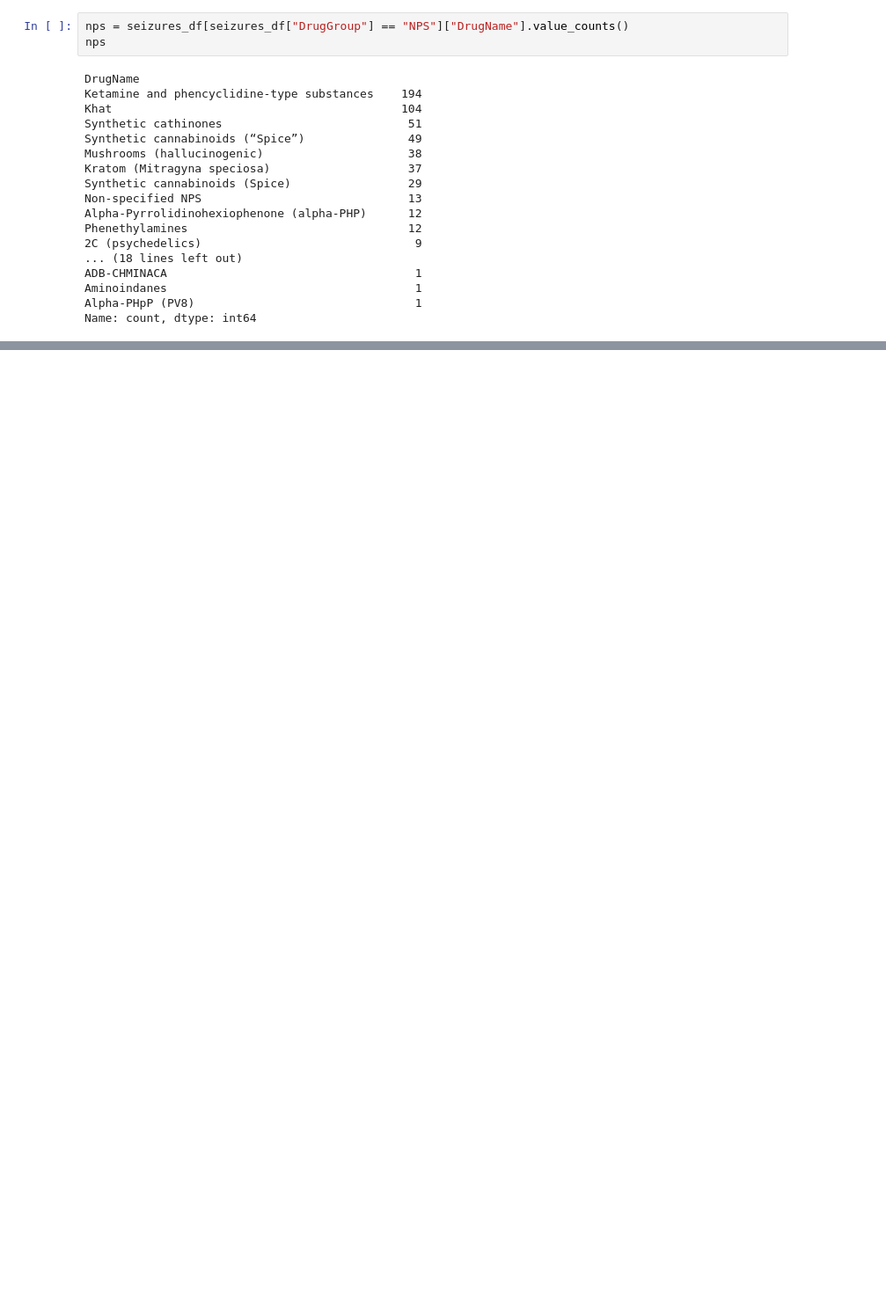
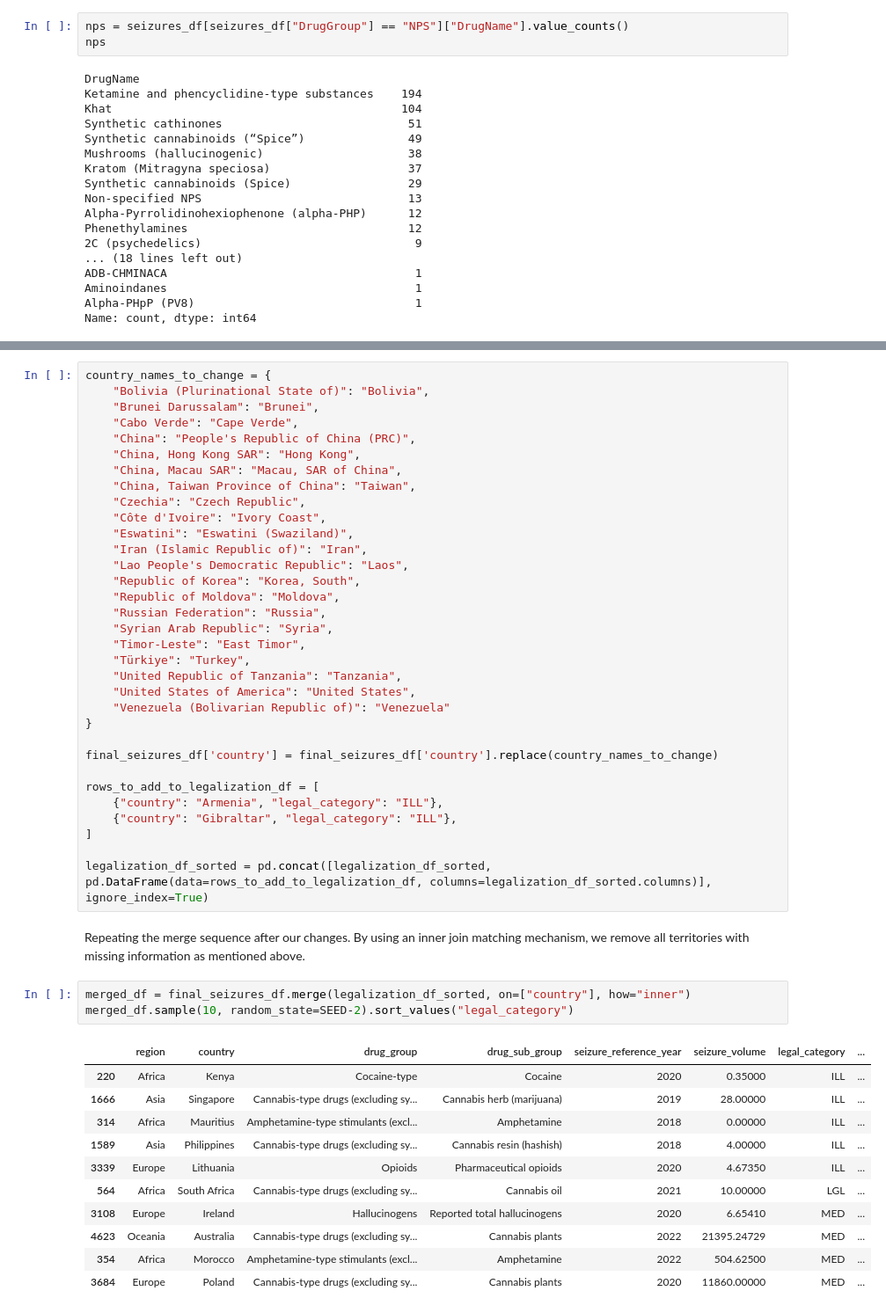
Before and after one commit to ArieStoli/ds-lab-2025, a Jupyter notebook: data_preprocessing.ipynb, the cells around one changed output, grey strips where cells are left out. Shown: that part at 88% size. Drawn from its saved outputs; the diff is of its cells as text; blank space fills up the shorter version.

```diff
--- a/data_preprocessing.ipynb
+++ b/data_preprocessing.ipynb
@@ -230,0 +611,50 @@ _Kilograms_ indicates the total amount of drugs (of some type) that has been sei
+# %%
+country_names_to_change = {
+    "Bolivia (Plurinational State of)": "Bolivia",
+    "Brunei Darussalam": "Brunei",
+    "Cabo Verde": "Cape Verde",
+    "China": "People's Republic of China (PRC)",
+    "China, Hong Kong SAR": "Hong Kong",
+    "China, Macau SAR": "Macau, SAR of China",
+    "China, Taiwan Province of China": "Taiwan",
+    "Czechia": "Czech Republic",
+    "Côte d'Ivoire": "Ivory Coast",
+    "Eswatini": "Eswatini (Swaziland)",
+    "Iran (Islamic Republic of)": "Iran",
+    "Lao People's Democratic Republic": "Laos",
+    "Republic of Korea": "Korea, South",
+    "Republic of Moldova": "Moldova",
+    "Russian Federation": "Russia",
+    "Syrian Arab Republic": "Syria",
+    "Timor-Leste": "East Timor",
+    "Türkiye": "Turkey",
+    "United Republic of Tanzania": "Tanzania",
+    "United States of America": "United States",
+    "Venezuela (Bolivarian Republic of)": "Venezuela"
+}
+
+final_seizures_df['country'] = final_seizures_df['country'].replace(country_names_to_change)
+
+rows_to_add_to_legalization_df = [
+    {"country": "Armenia", "legal_category": "ILL"},
+    {"country": "Gibraltar", "legal_category": "ILL"},
+]
+
+legalization_df_sorted = pd.concat([legalization_df_sorted, pd.DataFrame(data=rows_to_add_to_legalization_df, columns=legalization_df_sorted.columns)], ignore_index=True)
+# %% [markdown]
+Repeating the merge sequence after our changes. By using an inner join matching mechanism, we remove all territories with missing information as mentioned above.
+# %%
+merged_df = final_seizures_df.merge(legalization_df_sorted, on=["country"], how="inner")
+merged_df.sample(10, random_state=SEED-2).sort_values("legal_category")
+# %% [output]
+|  | region | country | drug_group | drug_sub_group | seizure_reference_year | seizure_volume | legal_category | ... |
+| 220 | Africa | Kenya | Cocaine-type | Cocaine | 2020 | 0.35000 | ILL | ... |
+| 1666 | Asia | Singapore | Cannabis-type drugs (excluding sy... | Cannabis herb (marijuana) | 2019 | 28.00000 | ILL | ... |
+| 314 | Africa | Mauritius | Amphetamine-type stimulants (excl... | Amphetamine | 2018 | 0.00000 | ILL | ... |
+| 1589 | Asia | Philippines | Cannabis-type drugs (excluding sy... | Cannabis resin (hashish) | 2018 | 4.00000 | ILL | ... |
+| 3339 | Europe | Lithuania | Opioids | Pharmaceutical opioids | 2020 | 4.67350 | ILL | ... |
+| 564 | Africa | South Africa | Cannabis-type drugs (excluding sy... | Cannabis oil | 2021 | 10.00000 | LGL | ... |
+| 3108 | Europe | Ireland | Hallucinogens | Reported total hallucinogens | 2020 | 6.65410 | MED | ... |
+| 4623 | Oceania | Australia | Cannabis-type drugs (excluding sy... | Cannabis plants | 2022 | 21395.24729 | MED | ... |
+| 354 | Africa | Morocco | Amphetamine-type stimulants (excl... | Amphetamine | 2022 | 504.62500 | MED | ... |
+| 3684 | Europe | Poland | Cannabis-type drugs (excluding sy... | Cannabis plants | 2020 | 11860.00000 | MED | ... |
```
Also changed, not shown: parts of 30 cells of this notebook, 2 other files.
